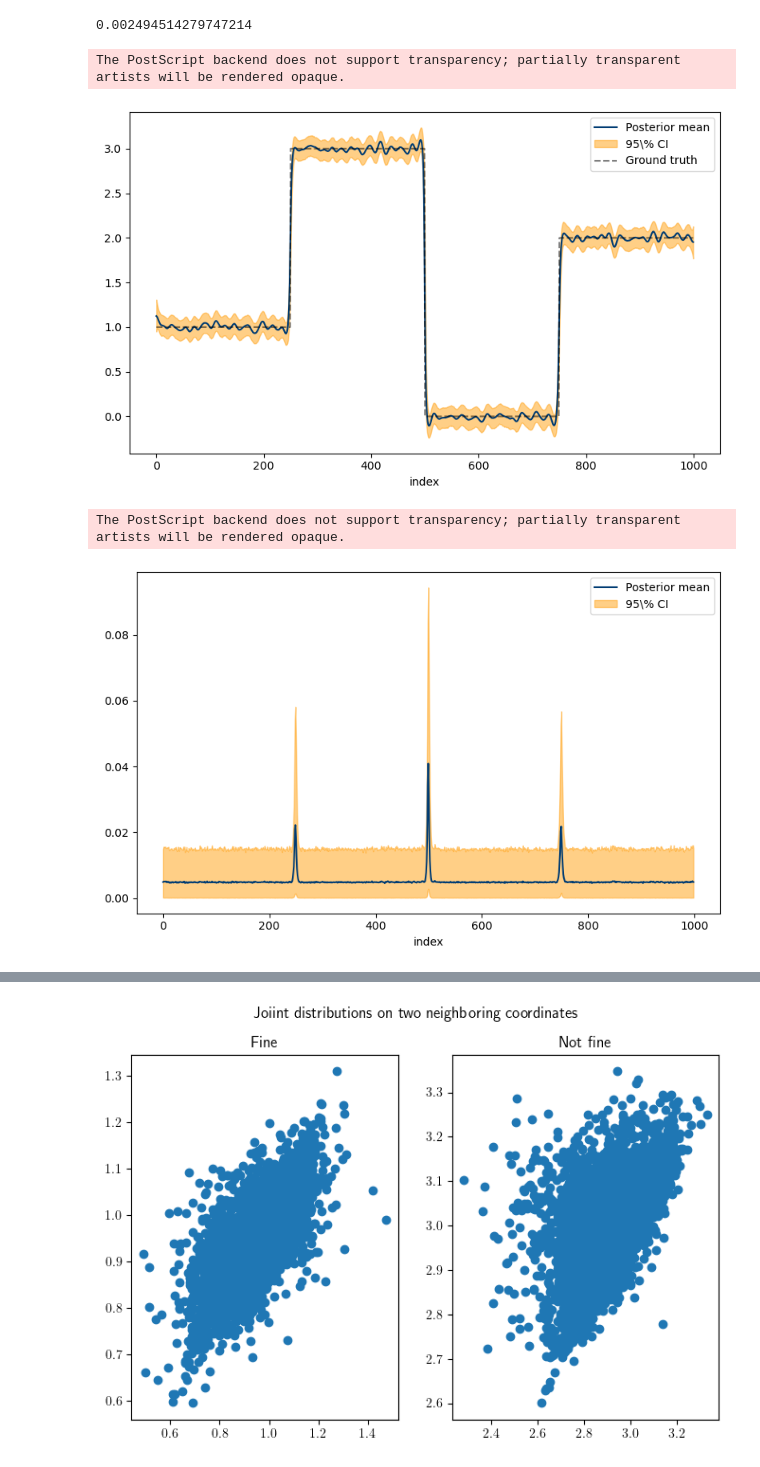
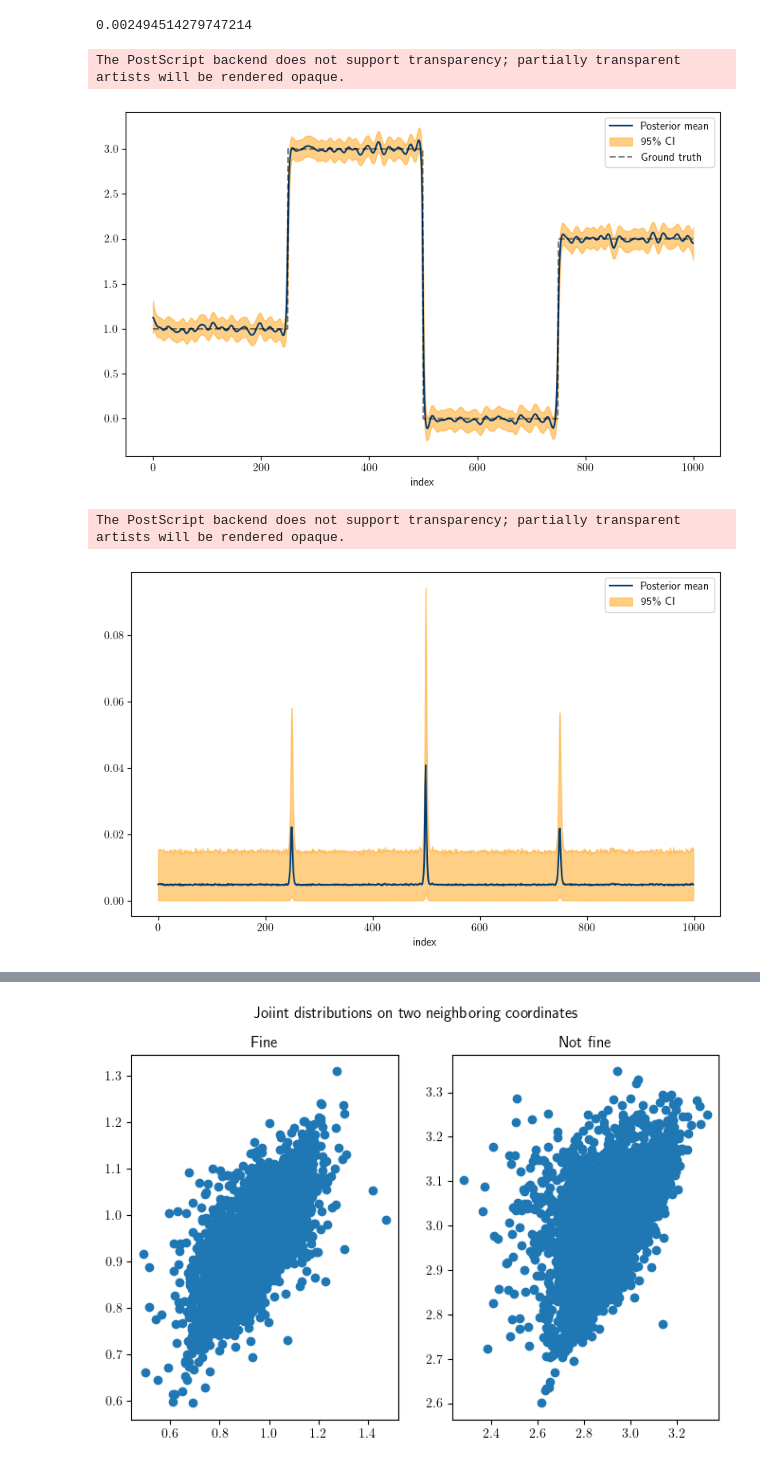
Before and after one commit to jlindbloom/sampi, a Jupyter notebook: notebooks/cond_gauss_models/lasso/bayesian_lasso_with_reg_hyperprior_and_blur.ipynb, the cells around one changed output, grey strips where cells are left out. Cells and saved outputs as stored; diff of their text form; code cells hidden in the pictures.

```diff
--- a/notebooks/cond_gauss_models/lasso/bayesian_lasso_with_reg_hyperprior_and_blur.ipynb
+++ b/notebooks/cond_gauss_models/lasso/bayesian_lasso_with_reg_hyperprior_and_blur.ipynb
@@ -608,7 +606,7 @@ upper_95 = np.quantile(z, 0.95, axis=0)
 # %%
 plt.figure(figsize=(8,5))
 plt.plot(grid, sampling_result["x_tracker"].mean(), color=dcolors["river_navy"], label="Posterior mean")
-plt.fill_between(grid, lower_5, upper_95, alpha=0.5, color=dcolors["bonfire_orange"], label="95\% CI")
+plt.fill_between(grid, lower_5, upper_95, alpha=0.5, color=dcolors["bonfire_orange"], label="95\\% CI")
 #plt.title("$\\bm x$")
 plt.plot(grid, ground_truth, color=dcolors["midnight_black"], ls="--", label="Ground truth", alpha=0.5)
 plt.xlabel("index")
@@ -621,7 +619,7 @@ plt.savefig("long_real_deblurring_x_result.eps")
 plt.show()
 # %% [output]
 The PostScript backend does not support transparency; partially transparent artists will be rendered opaque.
-[figure, old version]
+[figure, new version]
 # %%
 z = np.asarray(sampling_result["theta_hist"])
 lower_5 = np.quantile(z, 0.05, axis=0)
@@ -629,21 +627,21 @@ upper_95 = np.quantile(z, 0.95, axis=0)
 # %%
 plt.figure(figsize=(8,5))
 plt.plot(grid[:-1], sampling_result["theta_tracker"].mean(), color=dcolors["river_navy"], label="Posterior mean")
-plt.fill_between(grid[:-1], lower_5, upper_95, alpha=0.5, color=dcolors["bonfire_orange"], label="95\% CI")
+plt.fill_between(grid[:-1], lower_5, upper_95, alpha=0.5, color=dcolors["bonfire_orange"], label="95\\% CI")
 #plt.title("$\\boldsymbol{ \\tau }^2$")
 plt.xlabel("index")
 plt.legend()
 
 
 plt.tight_layout()
 plt.savefig("long_real_deblurring_theta_result.png", dpi=250, bbox_inches="tight")
 plt.savefig("long_real_deblurring_theta_result.eps")
 
 
 plt.show()
 # %% [output]
 The PostScript backend does not support transparency; partially transparent artists will be rendered opaque.
-[figure, old version]
+[figure, new version]
 # %%
 z = np.asarray(sampling_result["x_hist"])
 lower_5 = np.quantile(z, 0.05, axis=0)
```
Also changed, not shown: parts of 9 cells of this notebook, 14 other files.
